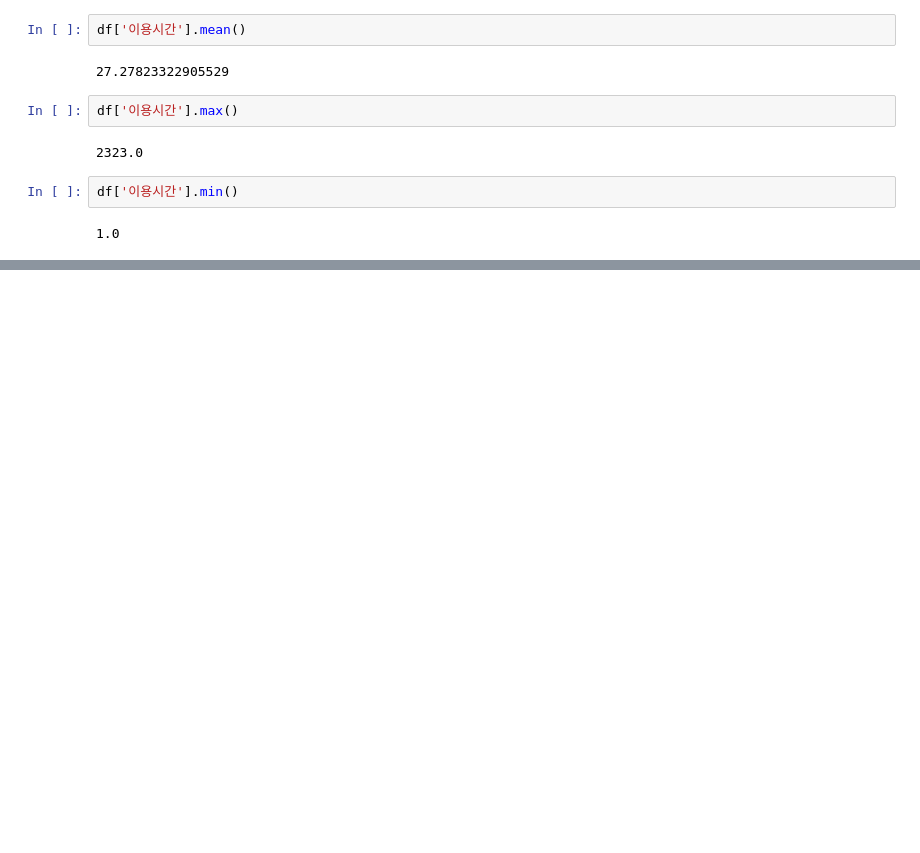
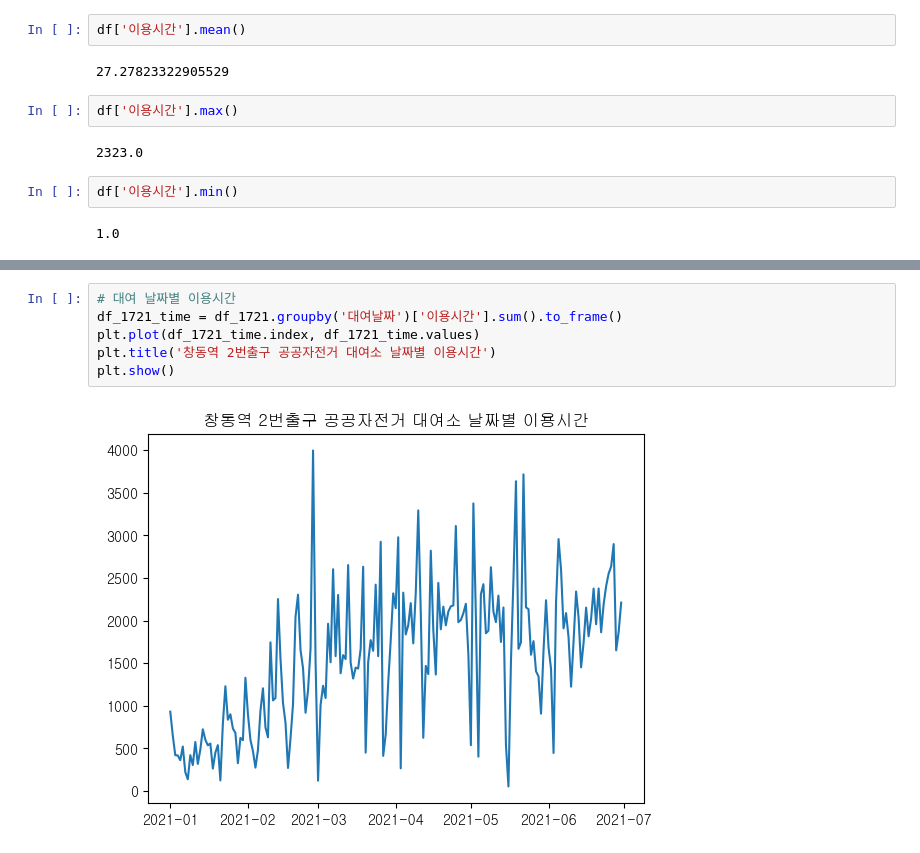
Before and after one commit to sangchun1/coding_practice, a Jupyter notebook: seoul_public_bicycle_data.ipynb, the cells around one changed output, grey strips where cells are left out. Saved outputs shown, nothing was run; the diff lists cells and outputs as text; blank space fills up the shorter version.

```diff
--- a/seoul_public_bicycle_data.ipynb
+++ b/seoul_public_bicycle_data.ipynb
@@ -639,0 +572,8 @@ df['이용시간'].min()
+# %%
+# 대여 날짜별 이용시간
+df_1721_time = df_1721.groupby('대여날짜')['이용시간'].sum().to_frame()
+plt.plot(df_1721_time.index, df_1721_time.values)
+plt.title('창동역 2번출구 공공자전거 대여소 날짜별 이용시간')
+plt.show()
+# %% [output]
+[figure, added]
```
Also changed, not shown: parts of 67 cells of this notebook.
